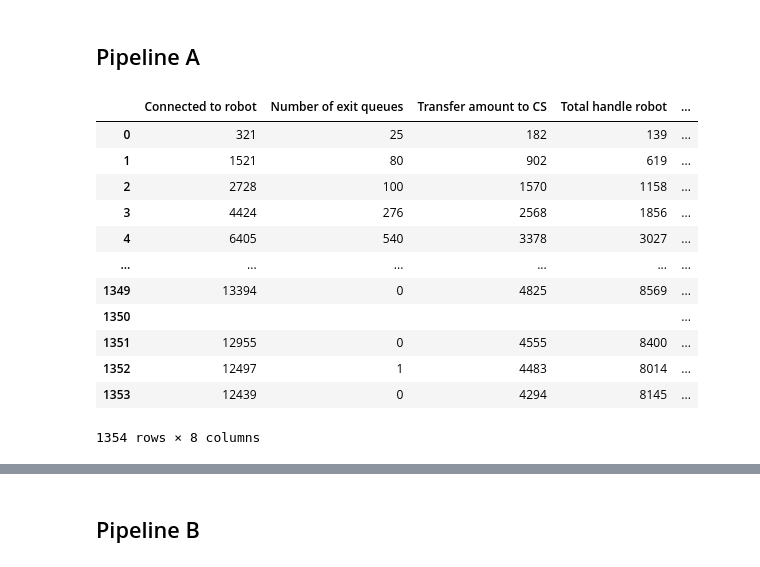
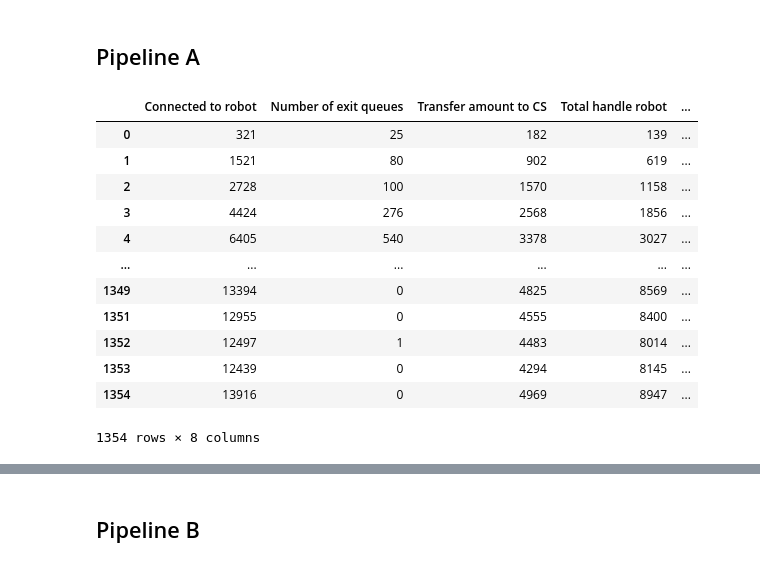
Before and after one commit to keisezrggx/ai_dashboard, a Jupyter notebook: backend/kula/read_data_ratio.ipynb, the cells around one changed output, grey strips where cells are left out. Saved outputs shown, nothing was run; the diff lists cells and outputs as text; code cells hidden in the pictures.

```diff
--- a/backend/kula/read_data_ratio.ipynb
+++ b/backend/kula/read_data_ratio.ipynb
@@ -16,24 +16,29 @@ sheet = client.open("Chatbot Ops Report").worksheet("Raw Data Robot Succes ratio
 data = sheet.get_all_values()
 
 df = pd.DataFrame(data[1:], columns=data[0])
-# %%
-df_clean = df.copy()
-df_clean.columns = df_clean.columns.str.replace(r'[^\x00-\x7F]+', '', regex=True).str.strip()
-df_clean
-# %% [output]
-|  | Connected to robot | Number of exit queues | Transfer amount to CS | Total handle robot | ... |
-| 0 | 321 | 25 | 182 | 139 | ... |
-| 1 | 1521 | 80 | 902 | 619 | ... |
-| 2 | 2728 | 100 | 1570 | 1158 | ... |
-| 3 | 4424 | 276 | 2568 | 1856 | ... |
-| 4 | 6405 | 540 | 3378 | 3027 | ... |
-| ... | ... | ... | ... | ... | ... |
-| 1349 | 13394 | 0 | 4825 | 8569 | ... |
-| 1350 |  |  |  |  | ... |
-| 1351 | 12955 | 0 | 4555 | 8400 | ... |
-| 1352 | 12497 | 1 | 4483 | 8014 | ... |
-| 1353 | 12439 | 0 | 4294 | 8145 | ... |
-1354 rows × 8 columns
+# %%
+df_clean = (
+    df.copy()
+    .rename(columns=lambda c: c.encode('ascii', 'ignore').decode('ascii').strip())
+    .replace('', pd.NA)
+    .dropna(subset=['Connected to robot'], how='all')
+)
+
+df_clean
+# %% [output]
+|  | Connected to robot | Number of exit queues | Transfer amount to CS | Total handle robot | ... |
+| 0 | 321 | 25 | 182 | 139 | ... |
+| 1 | 1521 | 80 | 902 | 619 | ... |
+| 2 | 2728 | 100 | 1570 | 1158 | ... |
+| 3 | 4424 | 276 | 2568 | 1856 | ... |
+| 4 | 6405 | 540 | 3378 | 3027 | ... |
+| ... | ... | ... | ... | ... | ... |
+| 1349 | 13394 | 0 | 4825 | 8569 | ... |
+| 1351 | 12955 | 0 | 4555 | 8400 | ... |
+| 1352 | 12497 | 1 | 4483 | 8014 | ... |
+| 1353 | 12439 | 0 | 4294 | 8145 | ... |
+| 1354 | 13916 | 0 | 4969 | 8947 | ... |
+1354 rows × 8 columns
 # %%
 # Removing last row
 # df_clean = df_clean[:-1]
```
Also changed, not shown: parts of 2 cells of this notebook, 14 other files.
